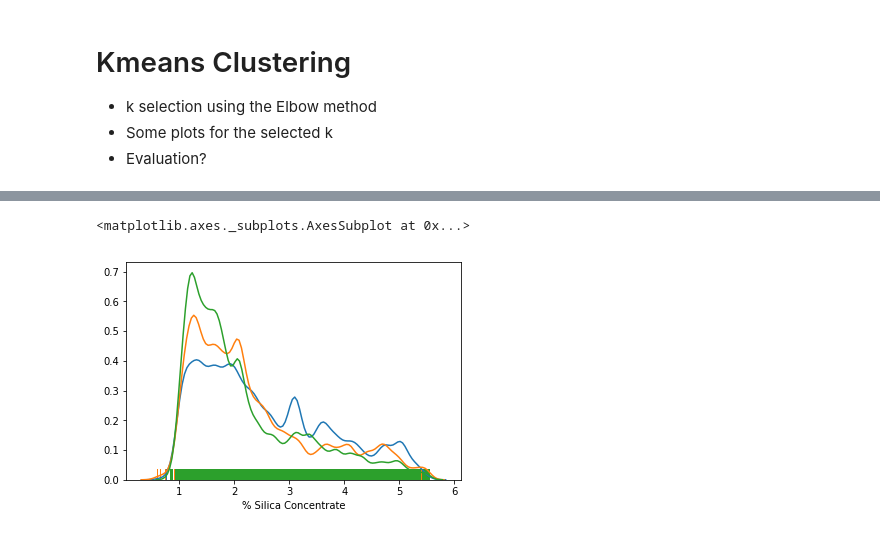
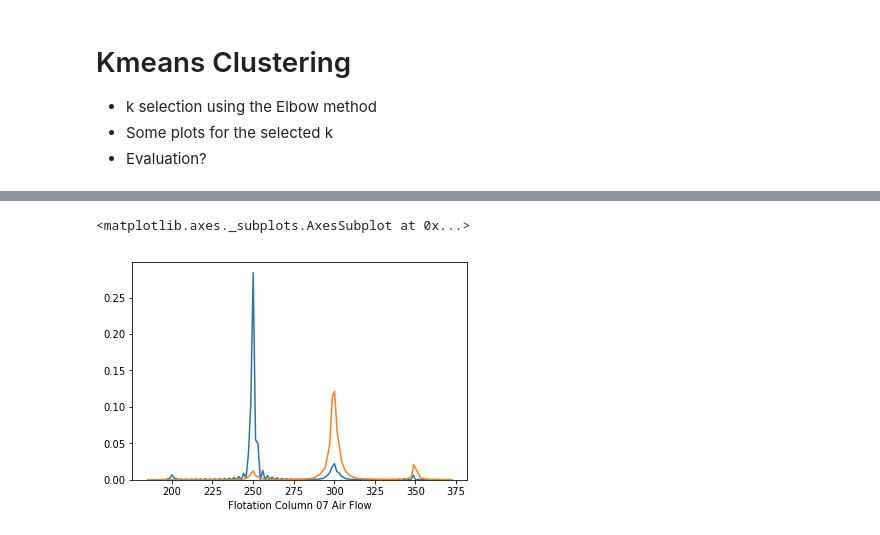
Before and after one commit to LeonardoSanBenitez/Loris-Industrial-Intelligence, a Jupyter notebook: pythonCodes/08 - Mining Dataset/Consuption Patterns.ipynb, the cells around one changed output, grey strips where cells are left out. Drawn from its saved outputs; the diff is of its cells as text; code cells hidden in the pictures.

Commit message:
regression and clustering for Mining dataset

```diff
--- a/pythonCodes/08 - Mining Dataset/Consuption Patterns.ipynb
+++ b/pythonCodes/08 - Mining Dataset/Consuption Patterns.ipynb
@@ -92,6 +112,5 @@ ax3.scatter(raw['% Iron Concentrate'], raw['Flotation Column 06 Level'],c=thresh
 # %%
 # Normalization
 normalized = raw.drop('date', axis=1)
-normalized = normalized.drop('% Silica Concentrate', axis=1)
 normalized = (normalized-normalized.min())/(normalized.max()-normalized.min())
 # %%
@@ -124,5 +142,5 @@ plt.show()
 # %%
-model = KMeans(n_clusters=3)
+model = KMeans(n_clusters=2)
 model.fit(normalized)
 # %% [output]
 KMeans(algorithm='auto', copy_x=True, init='k-means++', max_iter=300,
@@ -187,7 +203,6 @@ Name: % Silica Concentrate, dtype: float64
 # %%
-sns.distplot(raw[model.labels_ == 0]['% Silica Concentrate'], hist=False, rug=True)
-sns.distplot(raw[model.labels_ == 1]['% Silica Concentrate'], hist=False, rug=True)
-sns.distplot(raw[model.labels_ == 2]['% Silica Concentrate'], hist=False, rug=True)
+sns.distplot(raw[model.labels_ == 0]['Flotation Column 07 Air Flow'], hist=False)
+sns.distplot(raw[model.labels_ == 1]['Flotation Column 07 Air Flow'], hist=False)
 # %% [output]
 <matplotlib.axes._subplots.AxesSubplot at 0x...>
-[figure, old version]
+[figure, new version]
```
Also changed, not shown: parts of 15 cells of this notebook, 14 other files.
